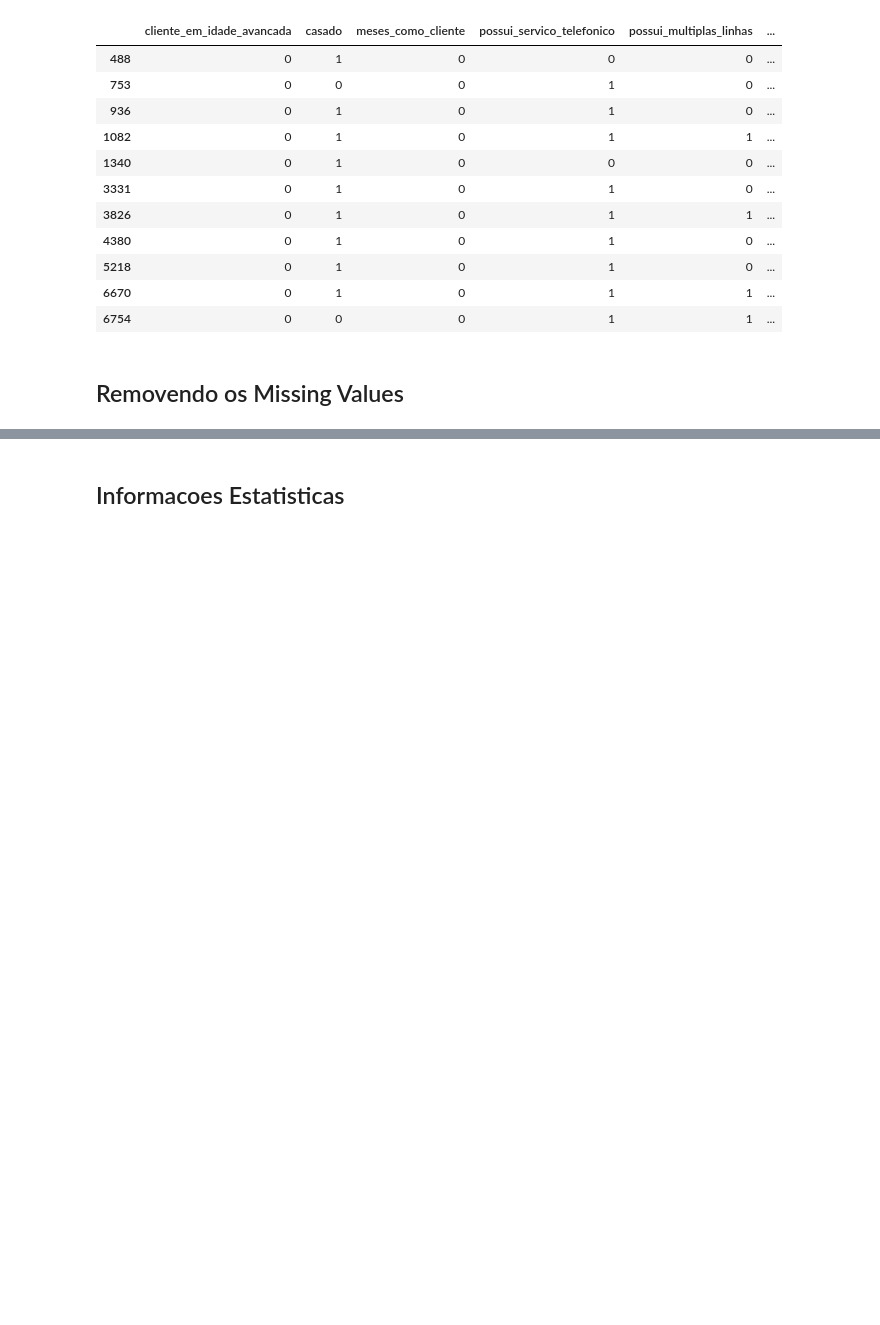
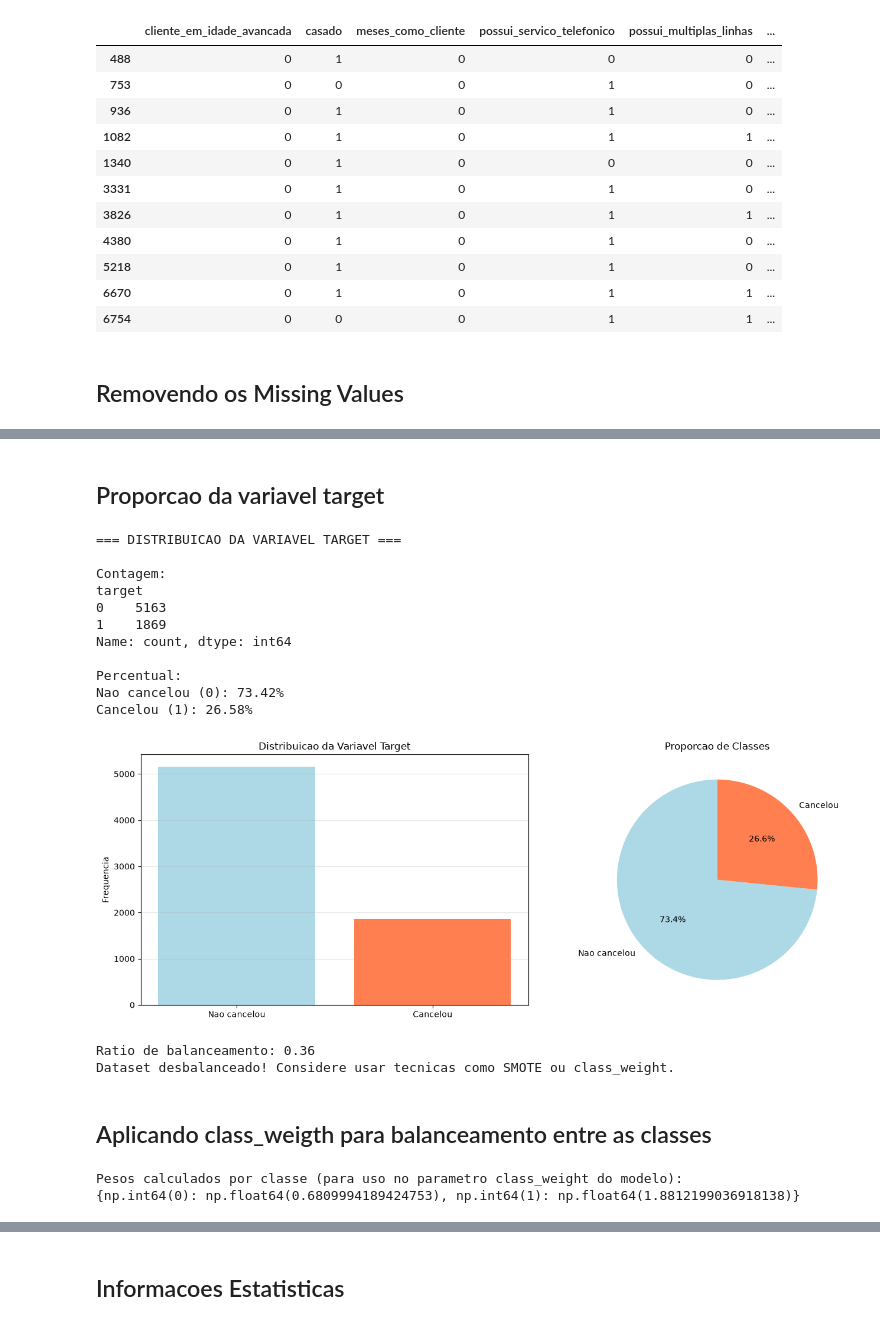
Before and after one commit to Gusta9s/Tech_Challenge_Churn_Prediction, a Jupyter notebook: notebooks/regressao_logistica/historico/V1-Analise_Exploratoria_de_Dados.ipynb, the cells around one changed output, grey strips where cells are left out. Cells and saved outputs as stored; diff of their text form; code cells hidden in the pictures; blank space fills up the shorter version.

```diff
--- a/notebooks/regressao_logistica/historico/V1-Analise_Exploratoria_de_Dados.ipynb
+++ b/notebooks/regressao_logistica/historico/V1-Analise_Exploratoria_de_Dados.ipynb
@@ -227,8 +244,12 @@ meses_como_cliente_igual_a_zero = dataframe_de_churn_inicial_colunas_sensiveis_r
 total_cobrado_numerico = pd.to_numeric(dataframe_de_churn_inicial_colunas_sensiveis_removidas["total_cobrado_durante_trimestre"], errors="coerce")
 total_cobrado_nulo_vazio_ou_zero = total_cobrado_numerico.isna() | (total_cobrado_numerico == 0)
 
-dataframe_de_churn_inicial_colunas_sensiveis_removidas = dataframe_de_churn_inicial_colunas_sensiveis_removidas[
+dataframe_de_churn_missing_values_aplicado = dataframe_de_churn_inicial_colunas_sensiveis_removidas[
     ~(meses_como_cliente_igual_a_zero & total_cobrado_nulo_vazio_ou_zero)
 ]
 
-dataframe_de_churn_inicial_colunas_sensiveis_removidas.head(n=100)
+
+soma_de_registros_atuais = dataframe_de_churn_missing_values_aplicado.shape[0]
+print(f"Registros iniciais: {soma_de_registros_iniciais}, Registros atuais: {soma_de_registros_atuais}, Registros removidos: {soma_de_registros_iniciais - soma_de_registros_atuais}")
+dataframe_de_churn_missing_values_aplicado["total_cobrado_durante_trimestre"] = dataframe_de_churn_missing_values_aplicado["total_cobrado_durante_trimestre"].astype("float64")
+dataframe_de_churn_missing_values_aplicado.head(n=100)
@@ -234,0 +271,61 @@ dataframe_de_churn_inicial_colunas_sensiveis_removidas.head(n=100)
+# %% [markdown]
+## Proporcao da variavel target
+# %%
+print("=== DISTRIBUICAO DA VARIAVEL TARGET ===\n")
+target_counts = dataframe_de_churn_missing_values_aplicado["target"].value_counts()
+target_percentages = dataframe_de_churn_missing_values_aplicado["target"].value_counts(normalize=True) * 100
+
+print("Contagem:")
+print(target_counts)
+print("\nPercentual:")
+for idx, pct in target_percentages.items():
+    label = "Nao cancelou" if idx == 0 else "Cancelou"
+    print(f"{label} ({idx}): {pct:.2f}%")
+
+fig, axes = plt.subplots(1, 2, figsize=(14, 5))
+
+axes[0].bar(['Nao cancelou', 'Cancelou'], target_counts.values, color=['lightblue', 'coral'])
+axes[0].set_ylabel('Frequencia')
+axes[0].set_title('Distribuicao da Variavel Target')
+axes[0].grid(axis='y', alpha=0.3)
+
+axes[1].pie(target_counts.values, labels=['Nao cancelou', 'Cancelou'],
+            autopct='%1.1f%%', colors=['lightblue', 'coral'], startangle=90)
+axes[1].set_title('Proporcao de Classes')
+
+plt.tight_layout()
+plt.show()
+
+ratio = target_counts.min() / target_counts.max()
+print(f"\nRatio de balanceamento: {ratio:.2f}")
+if ratio < 0.5:
+    print("Dataset desbalanceado! Considere usar tecnicas como SMOTE ou class_weight.")
+else:
+    print("Dataset razoavelmente balanceado.")
+# %% [output]
+=== DISTRIBUICAO DA VARIAVEL TARGET ===
+
+Contagem:
+target
+0    5163
+1    1869
+Name: count, dtype: int64
+
+Percentual:
+Nao cancelou (0): 73.42%
+Cancelou (1): 26.58%
+[figure, added]
+Ratio de balanceamento: 0.36
+Dataset desbalanceado! Considere usar tecnicas como SMOTE ou class_weight.
+# %% [markdown]
+## Aplicando class_weigth para balanceamento entre as classes
+# %%
+classes = np.unique(dataframe_de_churn_missing_values_aplicado["target"])
+pesos = compute_class_weight(class_weight="balanced", classes=classes, y=dataframe_de_churn_missing_values_aplicado["target"])
+
+class_weight = dict(zip(classes, pesos))
+print("Pesos calculados por classe (para uso no parametro class_weight do modelo):")
+print(class_weight)
+# %% [output]
+Pesos calculados por classe (para uso no parametro class_weight do modelo):
+{np.int64(0): np.float64(0.6809994189424753), np.int64(1): np.float64(1.8812199036918138)}
```
Also changed, not shown: parts of 14 cells of this notebook, 7 other files.
